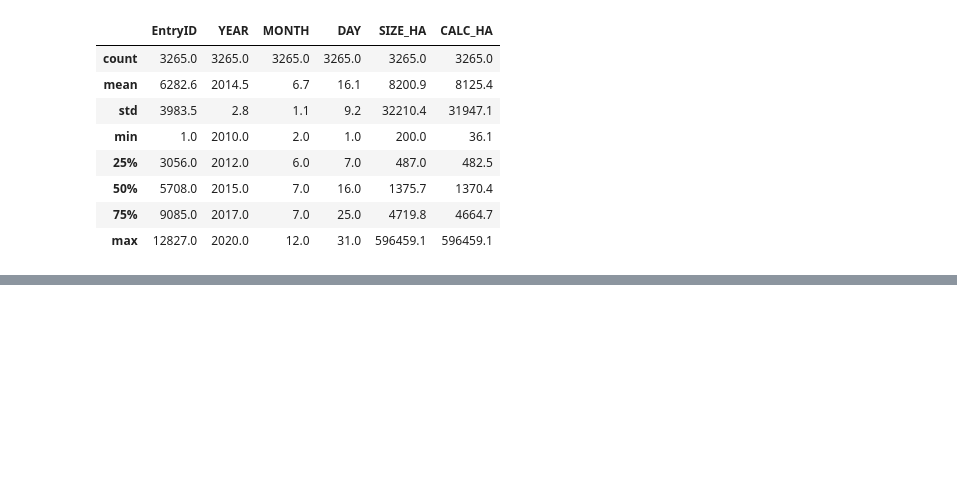
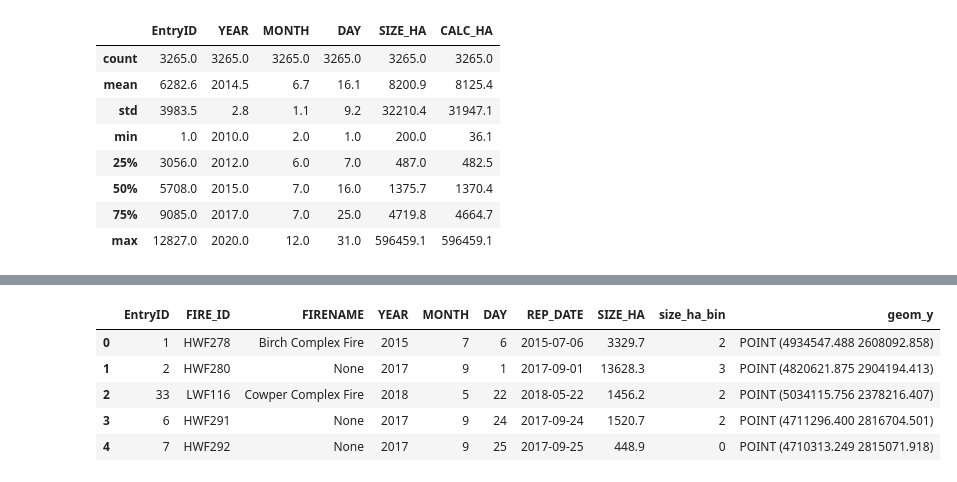
Before and after one commit to NouranEmad16/MLweatherForestFire, a Jupyter notebook: Data_step5_JoinTables.ipynb, the cells around one changed output, grey strips where cells are left out. Drawn from its saved outputs; the diff is of its cells as text; code cells hidden in the pictures; blank space fills up the shorter version.

```diff
--- a/Data_step5_JoinTables.ipynb
+++ b/Data_step5_JoinTables.ipynb
@@ -45,7 +50,7 @@ dfFire = gpd.GeoDataFrame.from_postgis(query, db_pull_con)
 # %%
 centroids = "lgFireFiftyCentroids"
 query = "SELECT * FROM public.\"{}\";".format(centroids)
-dfCent = pd.read_sql(query, db_pull_con)
+dfCent = gpd.GeoDataFrame.from_postgis(query, db_pull_con)
 # %%
 dfAgg.describe()
 # %% [output]
@@ -72,0 +106,13 @@ dfFire.describe()
+# %%
+# join fire with centroids
+dfMerged = dfFire.merge(dfCent, on='EntryID', how='left')
+dfMerged.set_geometry('geom_y')
+dfMerged.drop(columns=['geom_x'], inplace=True)
+dfMerged.head()
+# %% [output]
+|  | EntryID | FIRE_ID | FIRENAME | YEAR | MONTH | DAY | REP_DATE | SIZE_HA | size_ha_bin | geom_y |
+| 0 | 1 | HWF278 | Birch Complex Fire | 2015 | 7 | 6 | 2015-07-06 | 3329.7 | 2 | POINT (4934547.488 2608092.858) |
+| 1 | 2 | HWF280 | None | 2017 | 9 | 1 | 2017-09-01 | 13628.3 | 3 | POINT (4820621.875 2904194.413) |
+| 2 | 33 | LWF116 | Cowper Complex Fire | 2018 | 5 | 22 | 2018-05-22 | 1456.2 | 2 | POINT (5034115.756 2378216.407) |
+| 3 | 6 | HWF291 | None | 2017 | 9 | 24 | 2017-09-24 | 1520.7 | 2 | POINT (4711296.400 2816704.501) |
+| 4 | 7 | HWF292 | None | 2017 | 9 | 25 | 2017-09-25 | 448.9 | 0 | POINT (4710313.249 2815071.918) |
```
Also changed, not shown: parts of 12 cells of this notebook, 2 other files.
